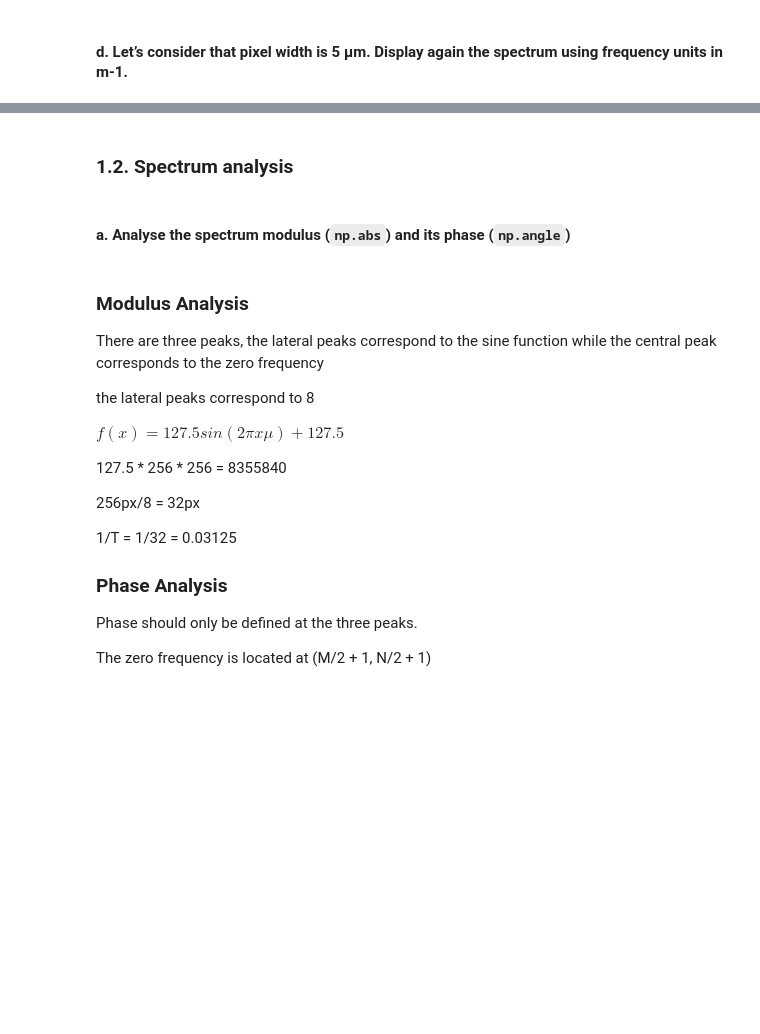
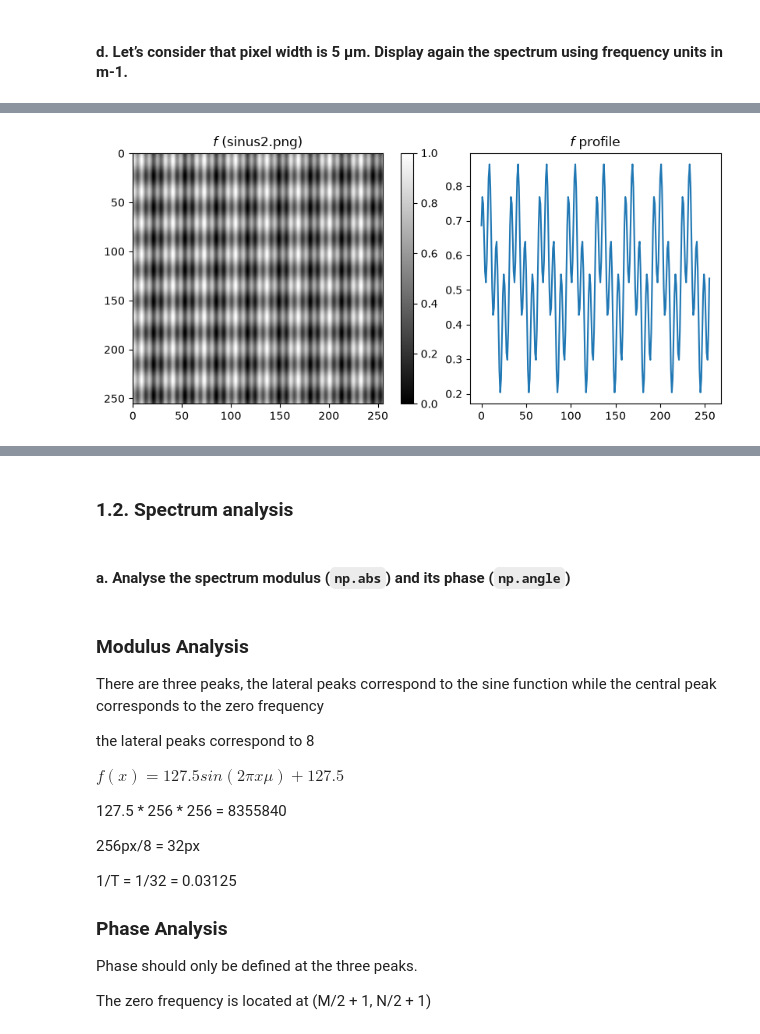
Before and after one commit to vicradon/digital-holography-labs, a Jupyter notebook: Lab1_DH/CHUKWUJAMA_Lab1.ipynb, the cells around one changed output, grey strips where cells are left out. Cells and saved outputs as stored; diff of their text form; code cells hidden in the pictures; blank space fills up the shorter version.

```diff
--- a/Lab1_DH/CHUKWUJAMA_Lab1.ipynb
+++ b/Lab1_DH/CHUKWUJAMA_Lab1.ipynb
@@ -119,0 +173,99 @@ plt.show()
+# %%
+I=plt.imread('Lab1_Images/sinus2.png')
+print(I.dtype, I[2:4, :10])
+I=np.double(I)
+print(I.dtype, I[0][:10])
+
+plt.figure(layout='compressed')
+plt.subplot(1,2,1)
+plt.imshow(I,'gray')
+plt.colorbar()
+plt.title('$f$ (sinus2.png)')
+
+plt.subplot(1,2,2)
+plt.plot(I[0,:])
+plt.title('$f$ profile')
+
+plt.show()
+
+FFT_I=np.fft.fft2(I)
+
+DISPLAY_FFT_I=np.fft.fftshift(FFT_I) # Shift of the spectrum FFTimg
+
+MODULUS_DISPLAY_FFT_I=np.abs(DISPLAY_FFT_I)
+PHASE_DISPLAY_FFT_I=np.angle(DISPLAY_FFT_I) # this is a real-valued number
+
+print(PHASE_DISPLAY_FFT_I[len(PHASE_DISPLAY_FFT_I)//2, :10])
+
+plt.figure(layout='compressed')
+plt.subplot(1,2,1)
+plt.imshow(MODULUS_DISPLAY_FFT_I,extent=[-1/2,1/2,-1/2,1/2],cmap='gray')
+plt.colorbar() # creates a color bar lookup table of the cmapxœ
+plt.title('Modulus of the Fourier transform of $f$')
+plt.xlabel(r'$\mu_x$ ($pix^{-1}$)')
+plt.ylabel(r'$\mu_y$ ($pix^{-1}$)')
+
+plt.subplot(1,2,2)
+plt.imshow(PHASE_DISPLAY_FFT_I,extent=[-1/2,1/2,-1/2,1/2],cmap='gray')
+plt.colorbar()
+plt.title('Phase of the Fourier transform of $f$')
+plt.xlabel(r'$\mu_x$ ($pix^{-1}$)')
+plt.ylabel(r'$\mu_y$ ($pix^{-1}$)')
+
+MODULUS_DISPLAY_FFT_I_COPY = MODULUS_DISPLAY_FFT_I.copy()
+lx, ly = MODULUS_DISPLAY_FFT_I_COPY.shape
+MODULUS_DISPLAY_FFT_I_COPY[ly//2, lx//2] = 0
+plt.figure(layout="compressed")
+plt.subplot(1, 2, 1)
+plt.imshow(MODULUS_DISPLAY_FFT_I_COPY, extent=[-0.5, 0.5, -0.5, 0.5], cmap='gray')
+plt.title("FFT Modulus without the DC term")
+plt.subplot(1, 2, 2)
+plt.imshow(MODULUS_DISPLAY_FFT_I_COPY, cmap='gray')
+plt.title("FFT Modulus without the DC term and no extent")
+
+print("With extent:", plt.gca().get_xlim())
+fig, ax = plt.subplots(1, 2, layout="compressed")
+
+ax[0].imshow(MODULUS_DISPLAY_FFT_I_COPY,
+             extent=[-0.5, 0.5, -0.5, 0.5], cmap="gray")
+ax[0].set_title("With extent")
+
+ax[1].imshow(MODULUS_DISPLAY_FFT_I_COPY, cmap="gray")
+ax[1].set_title("Without extent")
+
+print("With extent:", ax[0].get_xlim(), ax[0].get_ylim())
+print("Without extent:", ax[1].get_xlim(), ax[1].get_ylim())
+
+# plt.tight_layout()
+plt.figure()
+plt.subplot(1, 2, 1)
+middle_row = PHASE_DISPLAY_FFT_I[len(PHASE_DISPLAY_FFT_I)//2, :]
+unwrapped_phase = np.unwrap(middle_row)
+
+
+plt.plot(middle_row)
+plt.subplot(1, 2, 2)
+plt.plot(unwrapped_phase) # this is cumulative...
+print("There are", len(unwrapped_phase), f"frequency samples and the last {len(unwrapped_phase[230:])} values are", unwrapped_phase[230:])
+
+print("sample space", unwrapped_phase[230] - unwrapped_phase[229])
+print("sample space", unwrapped_phase[250] - unwrapped_phase[249])
+print("The zeroth unwrapped phase is", unwrapped_phase[0], 'the 250th is', unwrapped_phase[250])
+print("computing using the equation gives us: phi(250) = phi_0 + 250 * 1.2026 = ", 250 * 1.2026)
+non_shifted_phase = np.angle(FFT_I)
+plt.figure()
+plt.plot(non_shifted_phase)
+plt.xlim(-1, 3)
+
+
+corrections = unwrapped_phase - PHASE_DISPLAY_FFT_I[len(PHASE_DISPLAY_FFT_I)//2, :]
+np.savetxt("entire_unshifted_phase", np.round(corrections / (2*np.pi)))
+
+correction_steps = np.diff(corrections)
+
+subtract_indices = np.where(correction_steps < 0)[0] + 1
+
+print(subtract_indices)
+
+plt.show()
+# %% [output]
@@ -119,0 +278 @@ plt.show()
+[figure, added]
```
Also changed, not shown: parts of 15 cells of this notebook, 7 other files.
